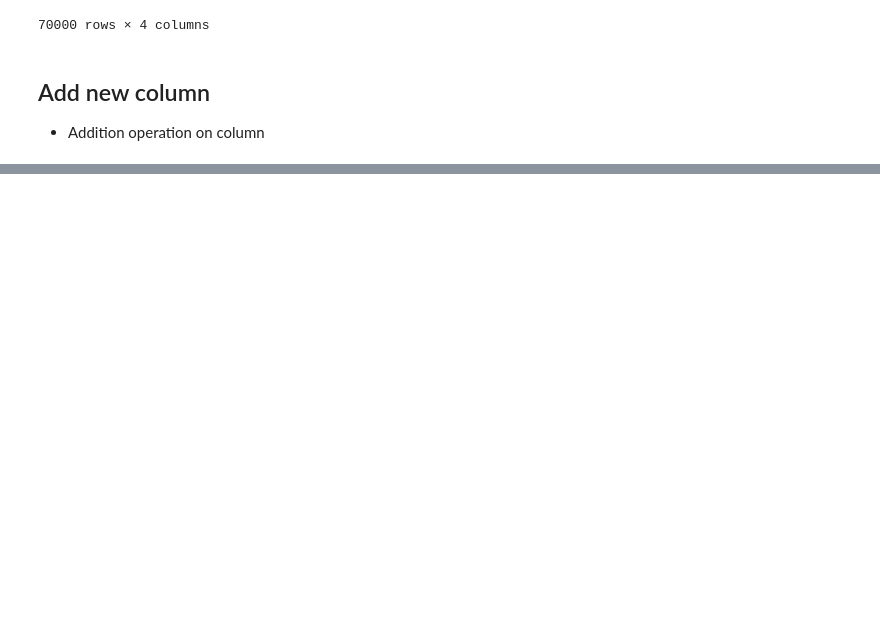
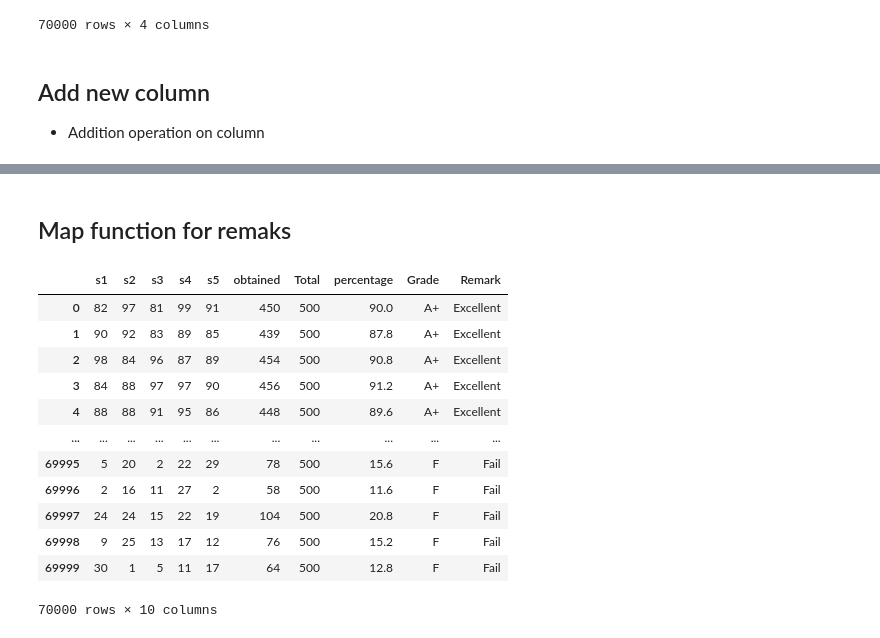
Before and after one commit to abdulsami13/Panaverse--Meta-course-, a Jupyter notebook: Python/18_class(pandas_column_functions)/class18.ipynb, the cells around one changed output, grey strips where cells are left out. Saved outputs shown, nothing was run; the diff lists cells and outputs as text; code cells hidden in the pictures; blank space fills up the shorter version.

```diff
--- a/Python/18_class(pandas_column_functions)/class18.ipynb
+++ b/Python/18_class(pandas_column_functions)/class18.ipynb
@@ -269,0 +467,27 @@ df
+# %%
+def fn_obtained(s1: int, s2: int, s3: int, s4: int, s5: int)->tuple[int, int,float, str]:
+    total: int = 500
+    obtained :int = s1 + s2 + s3 + s4 + s5
+    per : float = obtained / total * 100
+    grade : str = ""
+    if per >= 80:
+        grade =  "A+"
+    elif per >= 70:
+        grade = "A"
+    elif per >= 60:
+        grade = "B"
+    elif per >= 50:
+        grade = "C"
+    elif per >= 40:
+        grade = "D"
+    elif per >= 33:
+        grade = "E"
+    else:
+        grade = "F"
+    return total, obtained, per, grade
+
+
+df1[["Total",'obtained', 'percentage', "Grade"]] = df1[["s1", "s2", "s3", "s4", "s5"]].apply(lambda x:fn_obtained(*x),
+                                                                                             axis=1,
+                                                                                             result_type='expand')
+df1
@@ -269,0 +508,32 @@ df
+# %% [markdown]
+## Map function for remaks
+# %%
+from typing import Dict
+
+
+remark : Dict[str,str] = {
+    "A+" : "Excellent",
+    "A" : "Very Good",
+    "B" : "Good",
+    "C" : "Fair",
+    "D" : "Poor",
+    "E" : "Very Poor",
+    "F": "Fail"
+}
+
+df1['Remark'] = df1.Grade.map(remark)
+df1
+# %% [output]
+|  | s1 | s2 | s3 | s4 | s5 | obtained | Total | percentage | Grade | Remark |
+| 0 | 82 | 97 | 81 | 99 | 91 | 450 | 500 | 90.0 | A+ | Excellent |
+| 1 | 90 | 92 | 83 | 89 | 85 | 439 | 500 | 87.8 | A+ | Excellent |
+| 2 | 98 | 84 | 96 | 87 | 89 | 454 | 500 | 90.8 | A+ | Excellent |
+| 3 | 84 | 88 | 97 | 97 | 90 | 456 | 500 | 91.2 | A+ | Excellent |
+| 4 | 88 | 88 | 91 | 95 | 86 | 448 | 500 | 89.6 | A+ | Excellent |
+| ... | ... | ... | ... | ... | ... | ... | ... | ... | ... | ... |
+| 69995 | 5 | 20 | 2 | 22 | 29 | 78 | 500 | 15.6 | F | Fail |
+| 69996 | 2 | 16 | 11 | 27 | 2 | 58 | 500 | 11.6 | F | Fail |
+| 69997 | 24 | 24 | 15 | 22 | 19 | 104 | 500 | 20.8 | F | Fail |
+| 69998 | 9 | 25 | 13 | 17 | 12 | 76 | 500 | 15.2 | F | Fail |
+| 69999 | 30 | 1 | 5 | 11 | 17 | 64 | 500 | 12.8 | F | Fail |
+70000 rows × 10 columns
```
Also changed, not shown: parts of 31 cells of this notebook, 2 other files.
